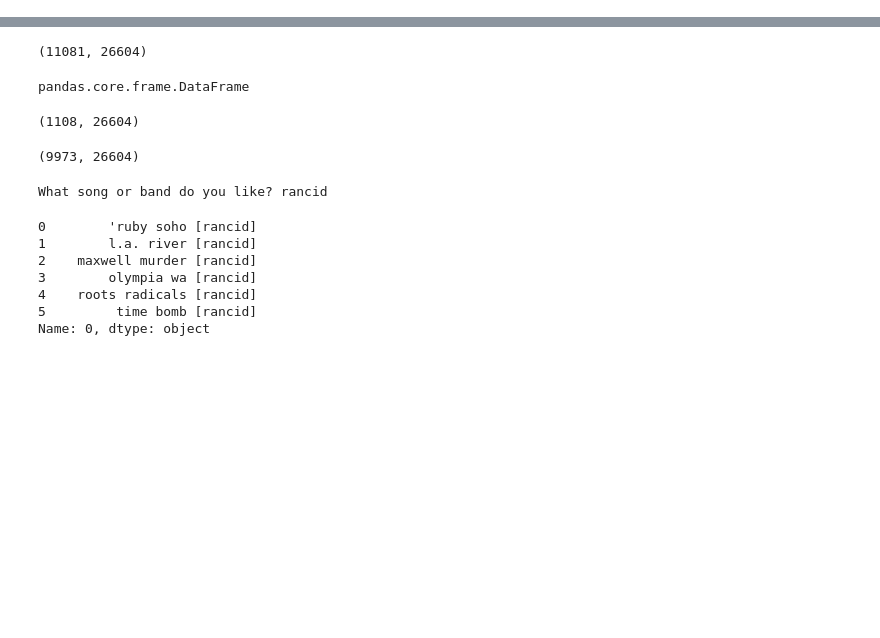
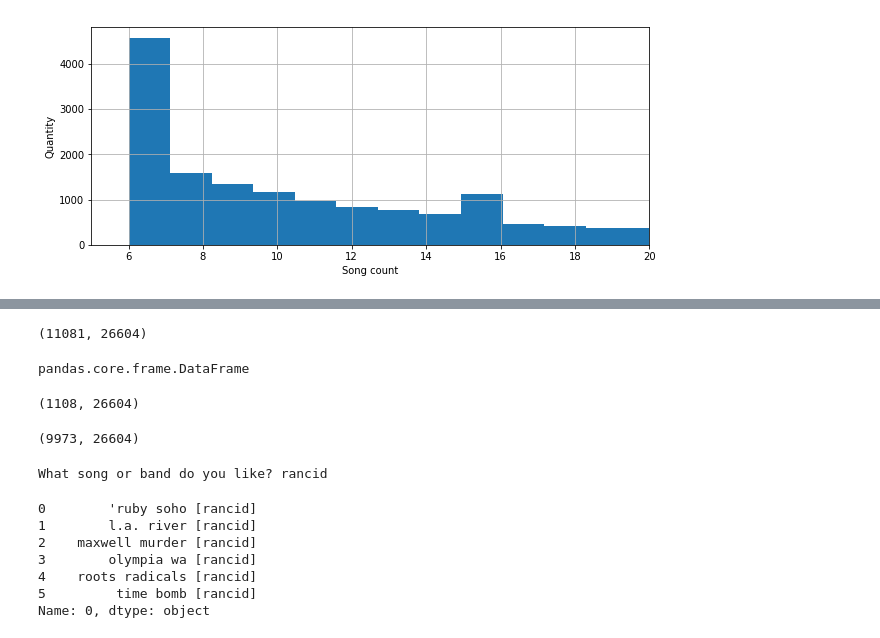
Before and after one commit to stevebachmeier/song-recommender, a Jupyter notebook: working.ipynb, the cells around one changed output, grey strips where cells are left out. Cells and saved outputs as stored; diff of their text form; code cells hidden in the pictures; blank space fills up the shorter version.

```diff
--- a/working.ipynb
+++ b/working.ipynb
@@ -115,9 +186,11 @@ plt.rcParams.update({'font.size': 10})
 # %%
-%matplotlib qt
+#%matplotlib qt
 plt.figure(figsize=(10,4))
 song_count[song_count['count'] > 5]['count'].hist(bins=5000)
 plt.xlabel('Song count')
 plt.ylabel('Quantity')
 plt.title('')
 plt.xlim(5,20)
-plt.rcParams.update({'font.size': 40})
+plt.rcParams.update({'font.size': 1})
+# %% [output]
+[figure, added]
```
Also changed, not shown: parts of 42 cells of this notebook, 1 other file.
